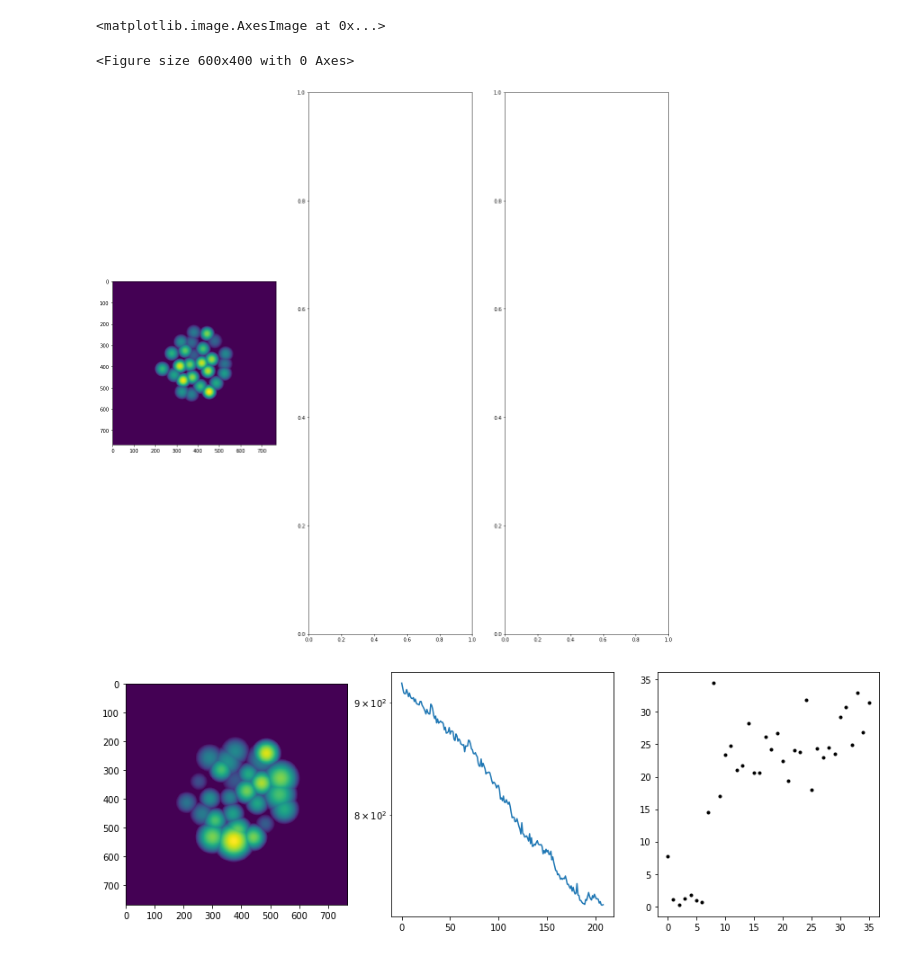
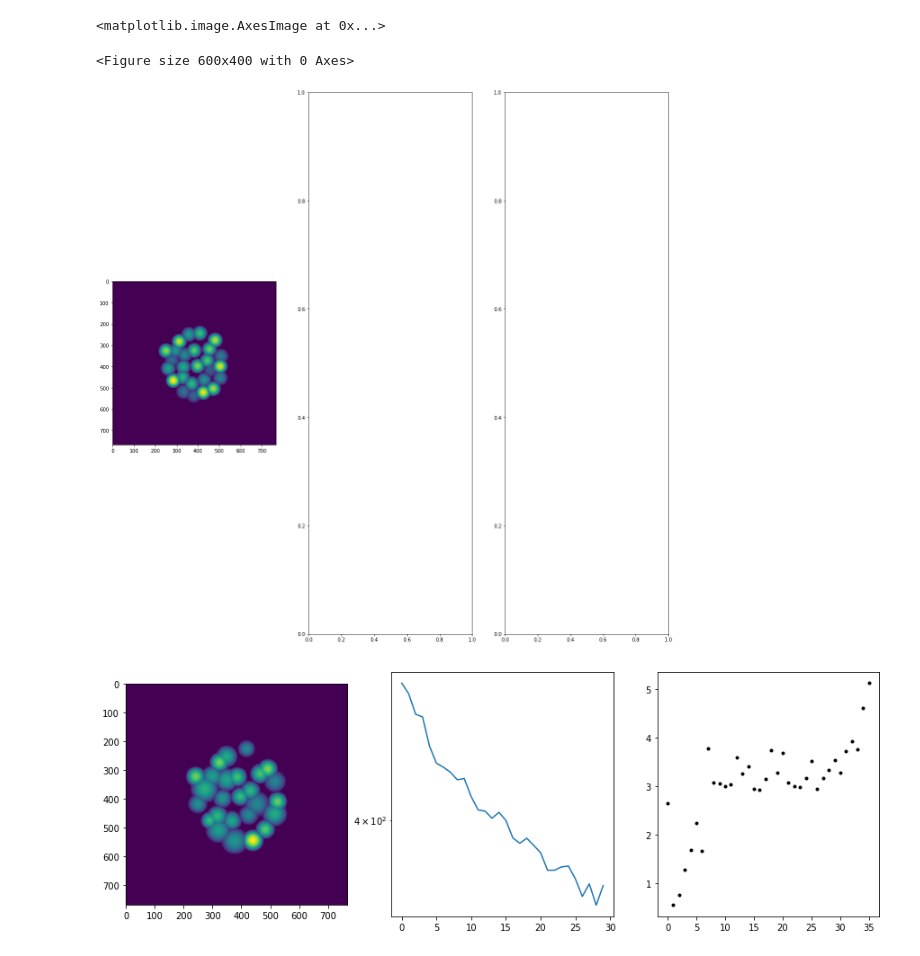
Before and after one commit to antipa/Randoscope_dev, a Jupyter notebook: RandoscopeXCorrMinTF-RadiusLearning.ipynb, the cells around one changed output. Saved outputs shown, nothing was run; the diff lists cells and outputs as text; code cells hidden in the pictures.

```diff
--- a/RandoscopeXCorrMinTF-RadiusLearning.ipynb
+++ b/RandoscopeXCorrMinTF-RadiusLearning.ipynb
@@ -111,7 +111,7 @@ class Model(tf.keras.Model):
         self.field_list = tf.constant(np.array((0., 0.)).astype('float32'))
 
         self.corr_pad_frac = .5
-        self.target_res = 12 # micron
+        self.target_res = 6# micron
         sig = 2*self.target_res/(2.355) * 1e-3
         real_target = tf.exp(-(tf.square(self.xgm) + tf.square(self.ygm))/(2*tf.square(sig)))
         real_target = pad_frac_tf(real_target / tf.reduce_max(real_target), self.corr_pad_frac)
@@ -120,15 +120,15 @@ class Model(tf.keras.Model):
 
         # Set regularization. Problem will be treated as l1 of spectral error at each depth + tau * l_inf(cross_corr)
         self.cross_corr_norm = 'inf'
-        self.tau = tf.constant(100,tf.float32)    #Extra weight for cross correlation terms
+        self.tau = tf.constant(10,tf.float32)    #Extra weight for cross correlation terms
 
 
         self.ignore_dc = True   #Ignore DC in autocorrelations when computing frequency domain loss
-        dc_mask = np.ones_like(model.target_F.numpy())  #Mask for DC. Set to zero anywhere we want to ignore loss computation of power spectrum
-        dc_mask[:2,:2] = 0
-        dc_mask[-1,0] = 0
-        dc_mask[0,-1] = 0
-        dc_mask[-1,-1] = 0
+        dc_mask = np.ones_like(self.target_F.numpy())  #Mask for DC. Set to zero anywhere we want to ignore loss computation of power spectrum
+        dc_mask[:3,:3] = 0
+        dc_mask[-2:,:1] = 0
+        dc_mask[:1,-2:] = 0
+        dc_mask[-2:,-2:]= 0
         self.dc_mask = tf.constant(dc_mask,tf.float32)
 
 
@@ -316,7 +327,7 @@ ax[0].imshow(T)
 # %% [output]
 <matplotlib.image.AxesImage at 0x...>
 <Figure size 600x400 with 0 Axes>
-[figure, old version]
+[figure, new version]
 # %%
 #have tf do everything for us
 def loss (model):
@@ -373,7 +384,7 @@ def constrain_distances(model, new_xpos, new_ypos, grads):
 # [model.variables[n].assign(tf.zeros([26])) for n in range(np.shape(xk)[0])]
 # %%
 # FISTA
-step_size = 1e-9   #1e-8 works well for l2
+step_size = 0.8e-9   #1e-8 works well for l2
 optimizer=tf.train.GradientDescentOptimizer(learning_rate=step_size)
 fig=plt.figure(figsize=(15,5))
 losslist=[]
@@ -389,8 +400,8 @@ xkp = []
 [xkp.append(tf.Variable(tf.zeros(model.Nlenslets))) for n in range(nvars)]
 [tf.assign(xkp[n],model.variables[n]) for n in range(nvars)]
 
-for i in range(700):
-    grad,lossvalue, Rmat=gradient(model,loss_sum)
+for i in range(30):
+    grad,lossvalue, Rmat=gradient(model,loss)
 
    # new_xpos = model.xpos - step_size*grad[2]
    # new_ypos = model.xpos - step_size*grad[3]
@@ -403,9 +414,9 @@ for i in range(700):
 #     grad[2]=grad[2]*10000 # X
 #     grad[3]=grad[3]*10000 # Y
 
-    grad[1] = grad[1] * 10000
-    grad[2] = grad[2] * 1000
-    grad[3] = grad[3] * 1000
+    grad[1] = grad[1] * 50000
+    grad[2] = grad[2] * 5000
+    grad[3] = grad[3] * 5000
     #grad[2] = grad[2]*new_grad[0,:]*10000
    # grad[3] = grad[3]*new_grad[1,:]*10000   # update the gradient
 #    grad[1] = grad[1]*
@@ -445,34 +456,34 @@ for i in range(700):
     losslist.append(lossvalue)
     plt.subplot(1,3,1)
     plt.cla()
     #plt.plot(model.xpos.numpy(),model.ypos.numpy(),'o')
     #plt.axis('equal')
     #rmean.append(tf.reduce_mean(model.rlist.numpy()))
     #plt.plot(rmean)
     plt.imshow(T.numpy())
     plt.subplot(1,3,2)
     plt.cla()
     plt.semilogy(losslist)
 
     plt.subplot(1,3,3)
     plt.cla()
 
     #rshow = plt.imshow(np.tril(Rmat[model.Nz+1:-1])
 #     cbar = fig.colorbar(rshow)
     pl = plt.plot(Rmat.numpy(),'k.')
 
     display.display(plt.gcf())
     display.clear_output(wait=True)
     pl.clear()
     display.display(plt.gcf())
     display.clear_output(wait=True)
 #     pl.remove?
 
 
 
 #cbar = fig.colorbar(rshow)
 # %% [output]
-[figure, old version]
+[figure, new version]
 # %%
 # print(xk[1] - xkp[1])
 # print(tkp)
```
Also changed, not shown: parts of 7 cells of this notebook.
